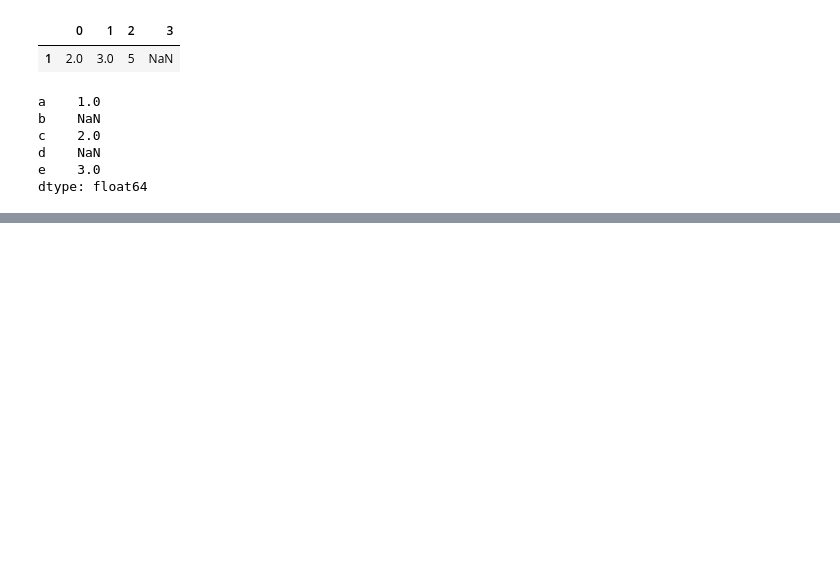
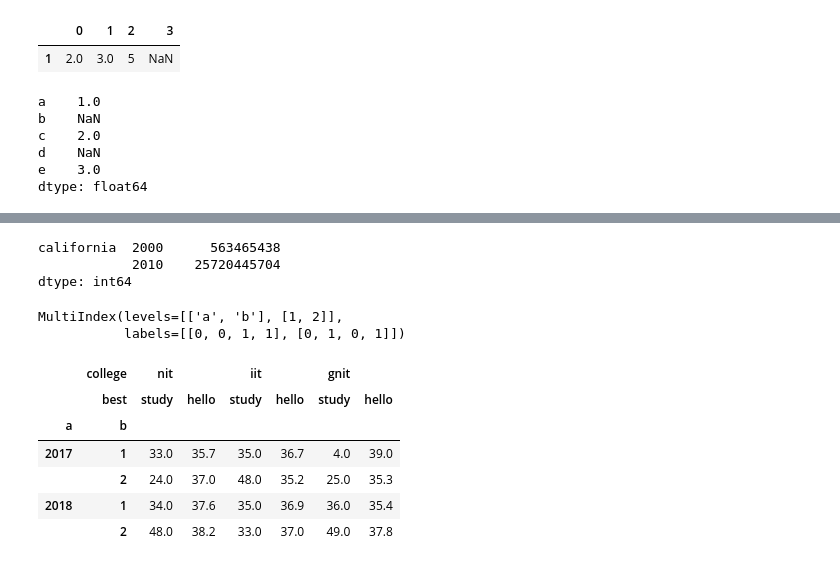
Before and after one commit to priyanshu2411/data-science-handbook-practice, a Jupyter notebook: day 3 practise.ipynb, the cells around one changed output, grey strips where cells are left out. Drawn from its saved outputs; the diff is of its cells as text; code cells hidden in the pictures; blank space fills up the shorter version.

Commit message:
more about dataframe

```diff
--- a/day 3 practise.ipynb
+++ b/day 3 practise.ipynb
@@ -384,0 +545,31 @@ AttributeError: module 'pandas' has no attribute 'sum'
+# %%
+data = {('california',2000):563465438,('california',2010):25720445704}
+pd.Series(data)
+# %% [output]
+california  2000      563465438
+            2010    25720445704
+dtype: int64
+# %%
+pd.MultiIndex.from_arrays([['a','a','b','b'],[1,2,1,2]])
+# %% [output]
+MultiIndex(levels=[['a', 'b'], [1, 2]],
+           labels=[[0, 0, 1, 1], [0, 1, 0, 1]])
+# %%
+#herarchical indices and columns
+index = pd.MultiIndex.from_product([[2017,2018],[1,2]],names=['a','b'])
+columns = pd.MultiIndex.from_product([['nit','iit','gnit'],['study','hello']],names = ['college','best'])
+# %%
+data = np.round(np.random.randn(4,6),1)
+data[:,::2]*=10
+data +=37
+study_data = pd.DataFrame(data,index = index,columns=columns)
+# %%
+study_data
+# %% [output]
+|  | college | nit |  | iit |  | gnit |  |
+|  | best | study | hello | study | hello | study | hello |
+| a | b |  |  |  |  |  |  |
+| 2017 | 1 | 33.0 | 35.7 | 35.0 | 36.7 | 4.0 | 39.0 |
+|  | 2 | 24.0 | 37.0 | 48.0 | 35.2 | 25.0 | 35.3 |
+| 2018 | 1 | 34.0 | 37.6 | 35.0 | 36.9 | 36.0 | 35.4 |
+|  | 2 | 48.0 | 38.2 | 33.0 | 37.0 | 49.0 | 37.8 |
```
Also changed, not shown: parts of 33 cells of this notebook.
